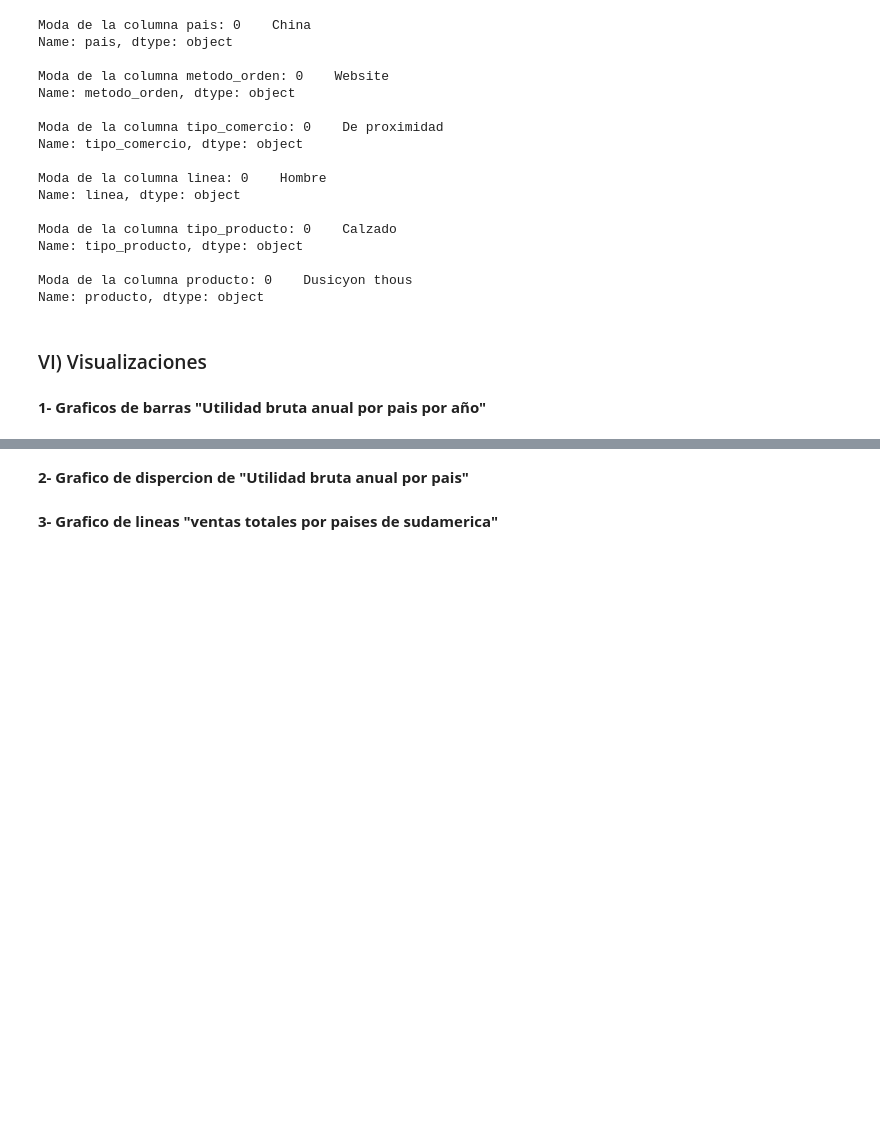
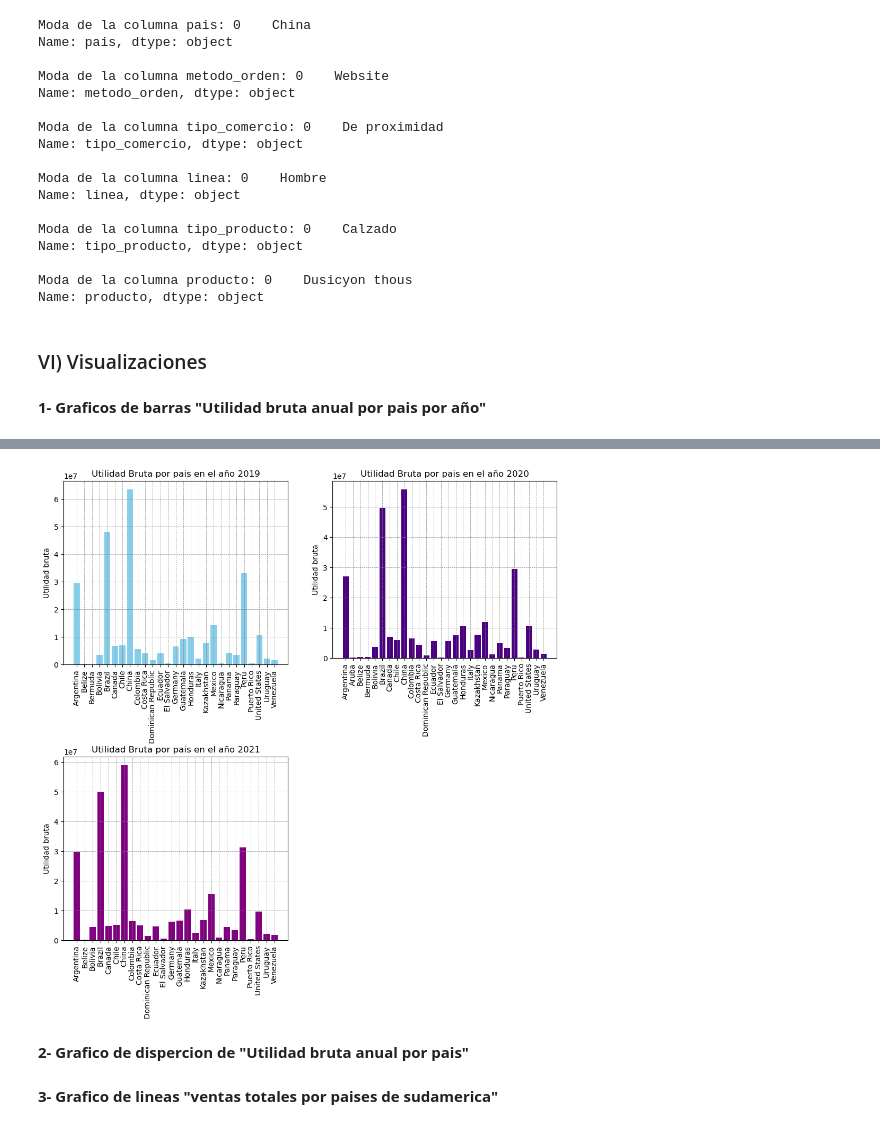
Before and after one commit to manuelpalomeque/ISPC--An-lisisDeDatos--DataBring, a Jupyter notebook: Proyecto Integrador - Analista de Datos - ISPC-Palomeque.ipynb, the cells around one changed output, grey strips where cells are left out. Saved outputs shown, nothing was run; the diff lists cells and outputs as text; code cells hidden in the pictures; blank space fills up the shorter version.

Commit message:
Graficos de barras "Utilidad bruta anual por pais por año"

```diff
--- a/Proyecto Integrador - Analista de Datos - ISPC-Palomeque.ipynb
+++ b/Proyecto Integrador - Analista de Datos - ISPC-Palomeque.ipynb
@@ -593,0 +596,11 @@ Name: producto, dtype: object
+# %%
+utilidadBruta = dataframe.groupby(['pais','año'])['utilidad_bruta'].sum().reset_index()
+
+utilidadB2019 = utilidadBruta[utilidadBruta['año']== 2019]
+utilidadB2020 = utilidadBruta[utilidadBruta['año']== 2020]
+utilidadB2021 = utilidadBruta[utilidadBruta['año']== 2021]
+
+#Verifivo la informacion de cada uno
+print(utilidadB2019.info(), utilidadB2020.info(), utilidadB2019.info())
+
+utilidadB2019
@@ -594,3 +642,34 @@ Name: producto, dtype: object
+# %%
+plt.figure(figsize=(12,180))
+plt.subplots_adjust(hspace=0.5)
+
+# 2019
+plt.subplot(27,2,1)
+plt.bar(utilidadB2019['pais'], utilidadB2019['utilidad_bruta'],color='skyblue')
+plt.ylabel('Utilidad bruta')
+plt.title('Utilidad Bruta por pais en el año 2019')
+plt.xticks(rotation=90)
+plt.grid(color = 'gray', linestyle = '--', linewidth = 0.5)
+
+#2020
+plt.subplot(28,2,2)
+plt.bar(utilidadB2020['pais'], utilidadB2020['utilidad_bruta'], color='indigo')
+plt.ylabel('Utilidad bruta')
+plt.title('Utilidad Bruta por pais en el año 2020')
+plt.xticks(rotation=90)
+plt.grid(color = 'gray', linestyle = '--', linewidth = 0.5)
+
+#2021
+plt.subplot(27,2,3)
+plt.bar(utilidadB2021['pais'], utilidadB2021['utilidad_bruta'], color='purple')
+plt.ylabel('Utilidad bruta')
+plt.title('Utilidad Bruta por pais en el año 2021')
+plt.xticks(rotation=90)
+plt.grid(color = 'gray', linestyle = '--', linewidth = 0.5)
+
+plt.show()
+# %% [output]
+[figure, added]
 # %% [markdown]
 **2- Grafico de dispercion de "Utilidad bruta anual por pais"**
 # %% [markdown]
```
Also changed, not shown: parts of 5 cells of this notebook.
